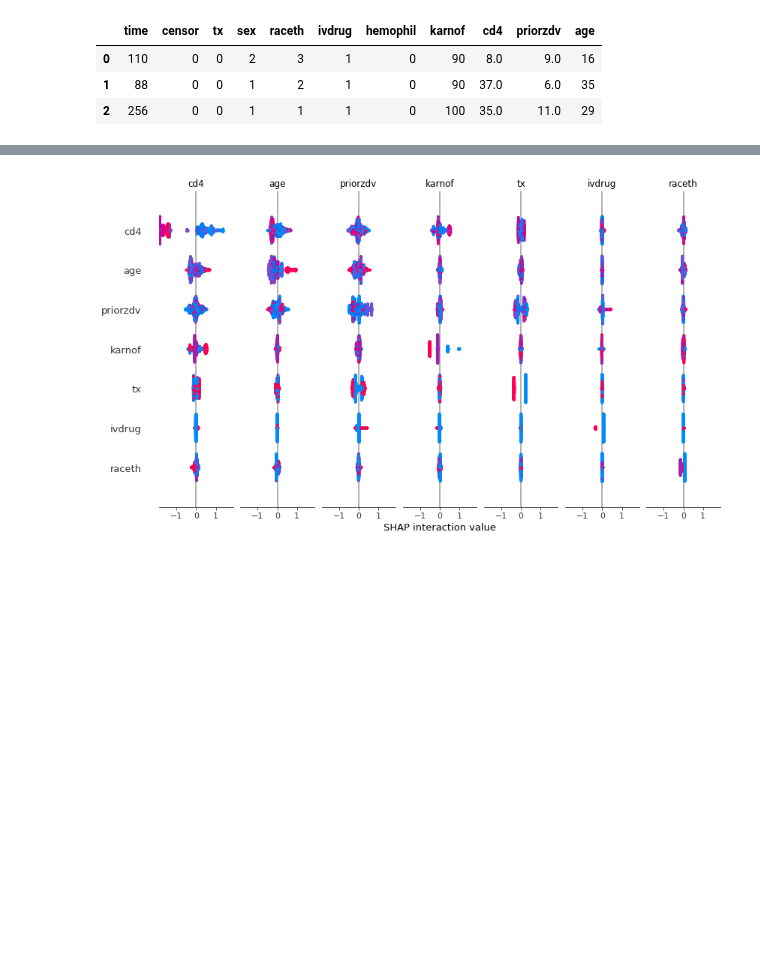
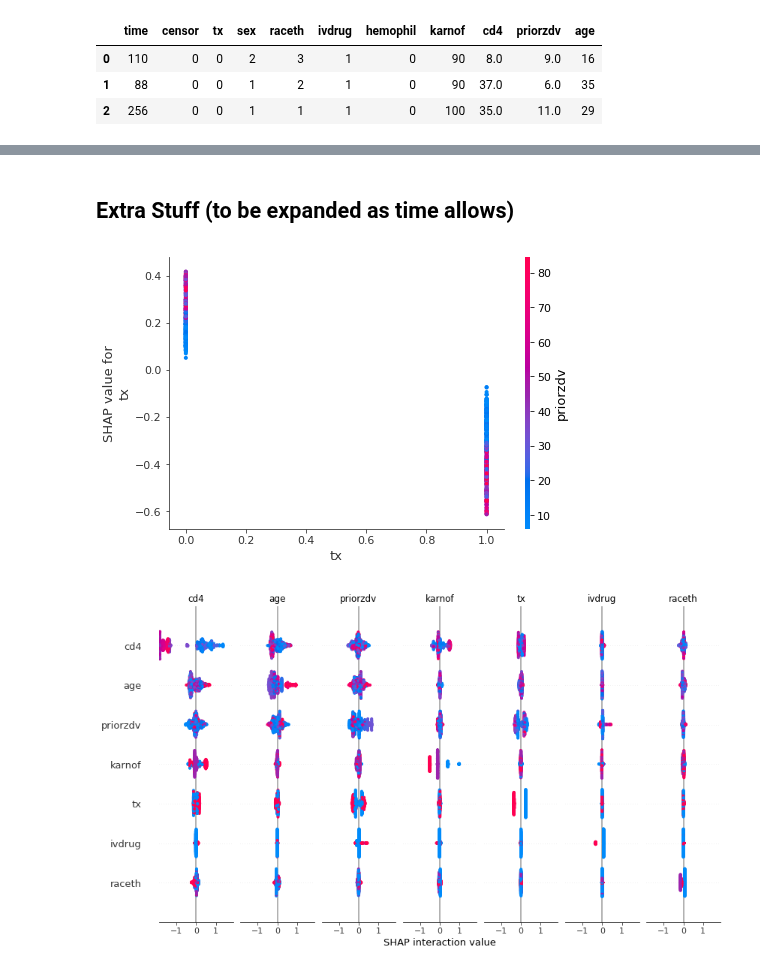
Before and after one commit to latlio/SurvivalAnalysis, a Jupyter notebook: XGBoost.ipynb, the cells around one changed output, grey strips where cells are left out. Drawn from its saved outputs; the diff is of its cells as text; code cells hidden in the pictures; blank space fills up the shorter version.

```diff
--- a/XGBoost.ipynb
+++ b/XGBoost.ipynb
@@ -107,3 +118,9 @@ shap.summary_plot(shap_values, X)
+# %% [markdown]
+## Extra Stuff (to be expanded as time allows)
+# %%
+shap.dependence_plot("tx", shap_values, X)
+# %% [output]
+[figure, added]
 # %%
 # takes a couple minutes since SHAP interaction values take a factor of 2 * # features
 # more time than SHAP values to compute, since this is just an example we only explain
```
Also changed, not shown: parts of 27 cells of this notebook.
